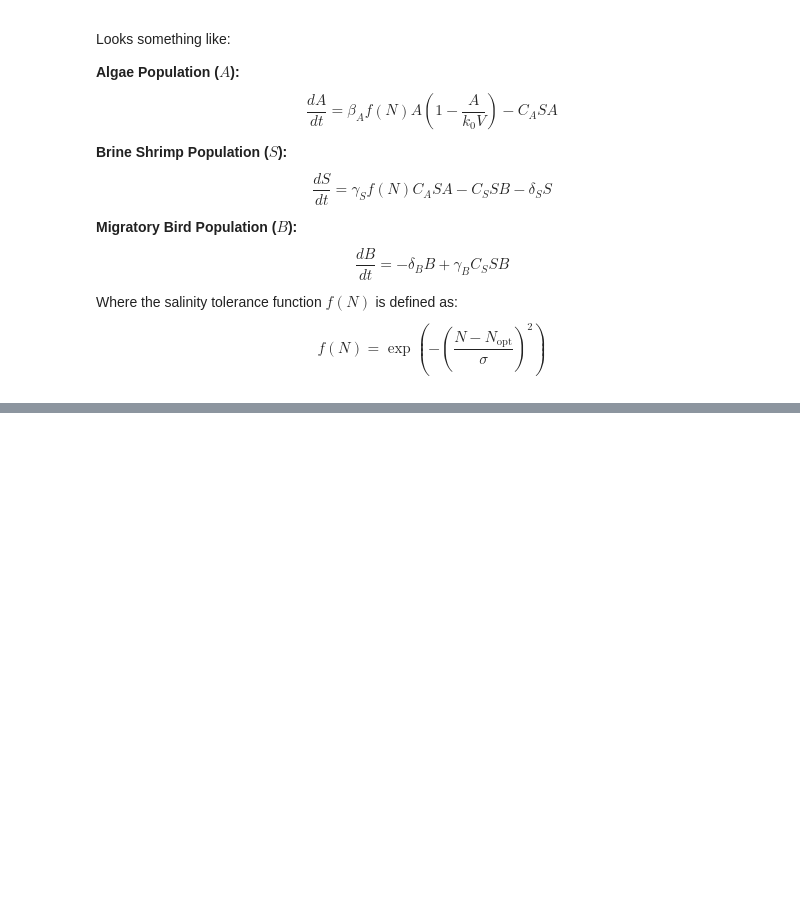
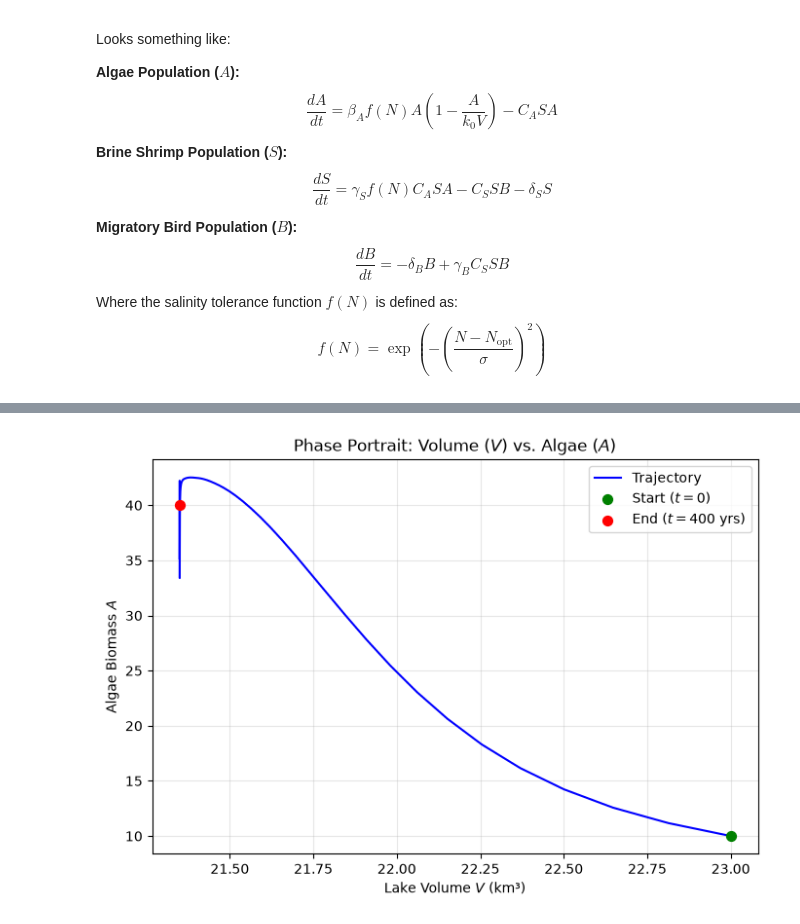
Before and after one commit to lukerichards8/great-salt-lake-model, a Jupyter notebook: model4/phase4_model.ipynb, the cells around one changed output, grey strips where cells are left out. Cells and saved outputs as stored; diff of their text form; code cells hidden in the pictures; blank space fills up the shorter version.

```diff
--- a/model4/phase4_model.ipynb
+++ b/model4/phase4_model.ipynb
@@ -166,0 +194,18 @@ M = 0.3
+# %%
+V, A = sol.y[0], sol.y[1]
+
+# --- Phase Plot: Volume vs. Algae ---
+plt.figure(figsize=(7, 5))
+plt.plot(V, A, 'b-', lw=1.5, label='Trajectory')
+plt.scatter(V[0], A[0], color='green', s=50, zorder=5, label='Start ($t=0$)')
+plt.scatter(V[-1], A[-1], color='red', s=50, zorder=5, label='End ($t=400$ yrs)')
+
+plt.title('Phase Portrait: Volume ($V$) vs. Algae ($A$)')
+plt.xlabel('Lake Volume $V$ (km³)')
+plt.ylabel('Algae Biomass $A$')
+plt.legend()
+plt.grid(True, alpha=0.3)
+plt.tight_layout()
+plt.show()
+# %% [output]
+[figure, added]
```
Also changed, not shown: parts of 6 cells of this notebook.
